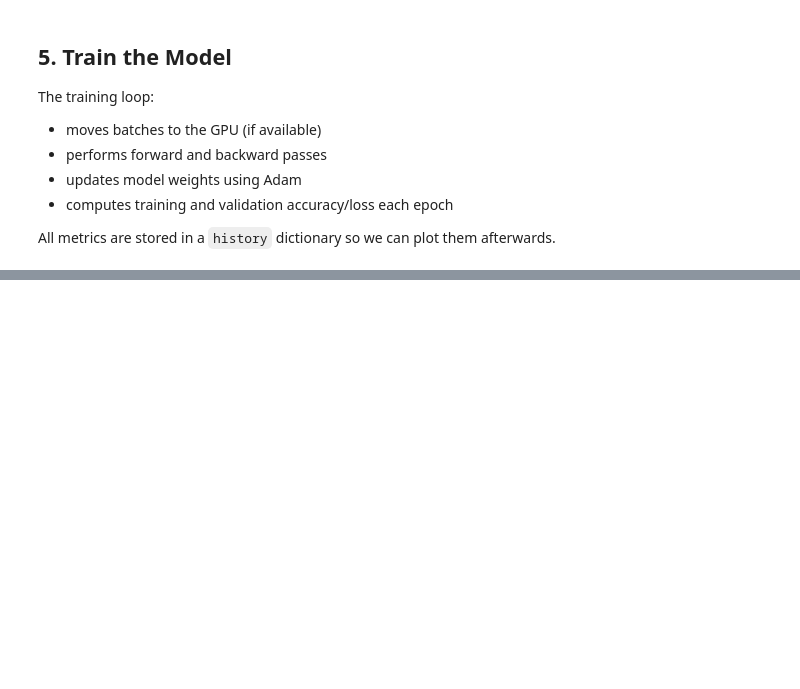
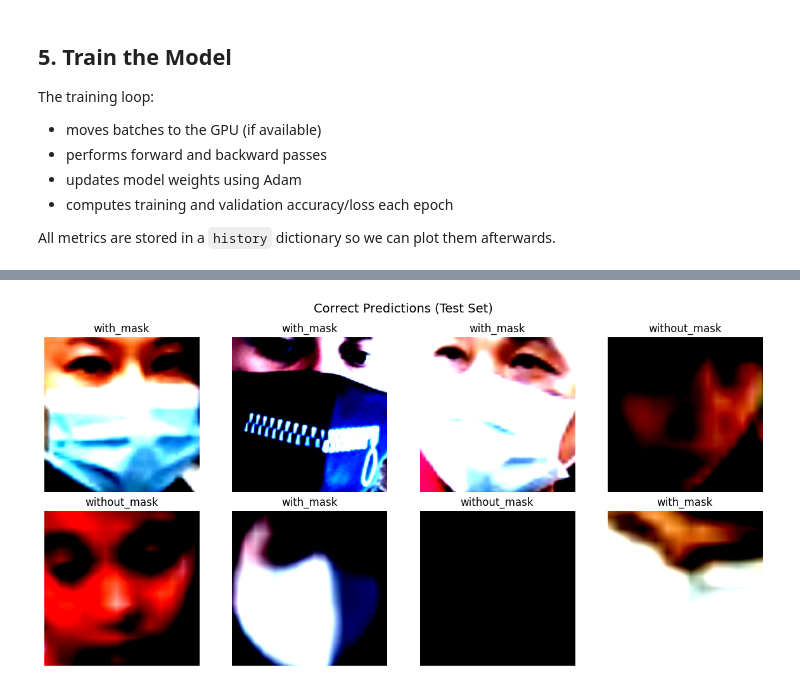
Before and after one commit to davidyl0479/image-detection-projects, a Jupyter notebook: face-mask-tl/main.ipynb, the cells around one changed output, grey strips where cells are left out. Cells and saved outputs as stored; diff of their text form; code cells hidden in the pictures; blank space fills up the shorter version.

```diff
--- a/face-mask-tl/main.ipynb
+++ b/face-mask-tl/main.ipynb
@@ -157,0 +352,19 @@ KeyboardInterrupt:
+# %%
+# Visualise some correct predictions
+samples = random.sample(correct, n_show)
+
+plt.figure(figsize=(12, 6))
+
+for i, sample in enumerate(samples):
+    img = sample["image"].permute(1, 2, 0)
+    label = class_names[sample["true"]]
+
+    plt.subplot(2, 4, i + 1)
+    plt.imshow(img)
+    plt.title(label)
+    plt.axis("off")
+
+plt.suptitle("Correct Predictions (Test Set)", fontsize=14)
+plt.tight_layout()
+plt.show()
+# %% [output]
@@ -157,0 +379 @@ KeyboardInterrupt:
+[figure, added]
```
Also changed, not shown: parts of 18 cells of this notebook, 1 other file.
